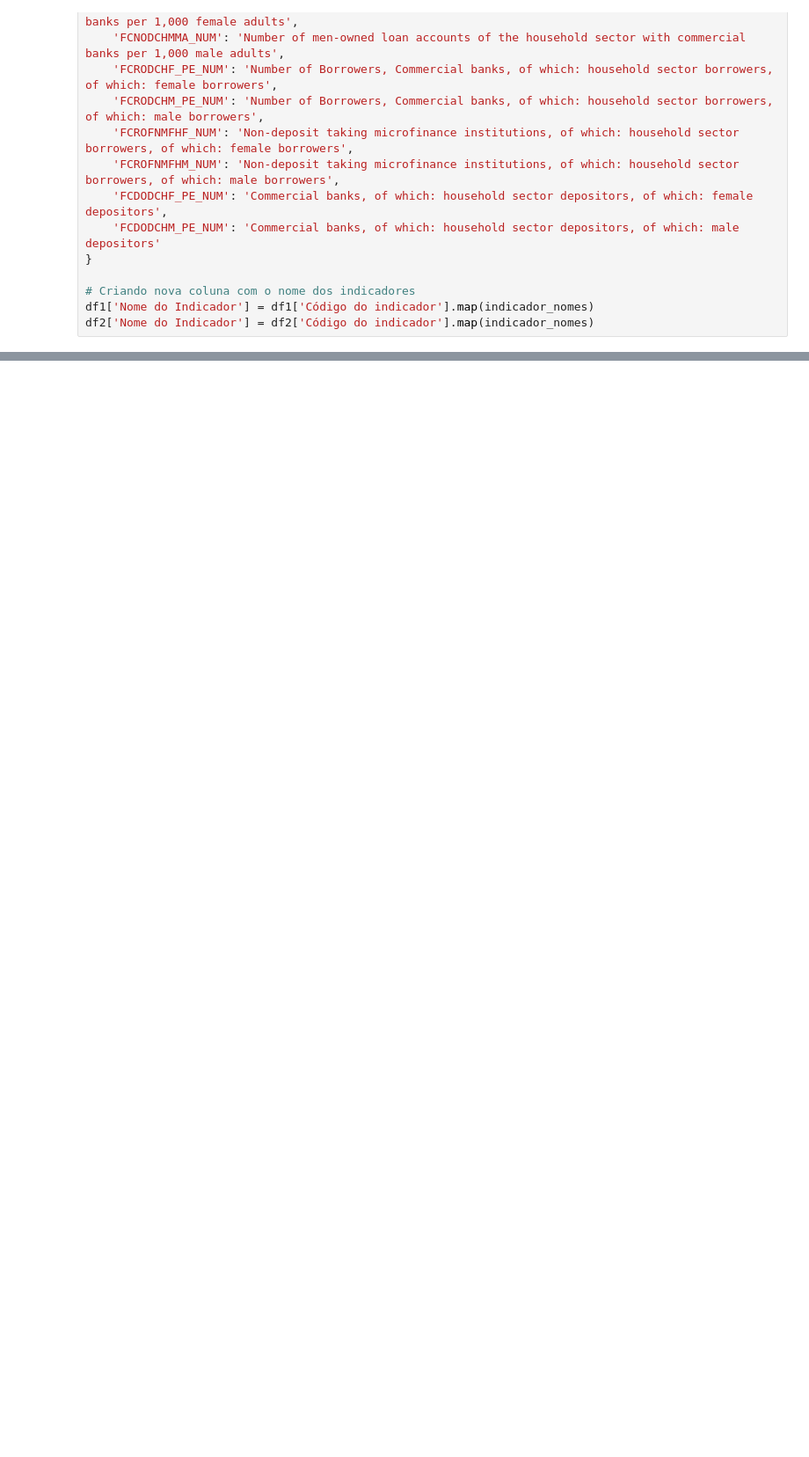
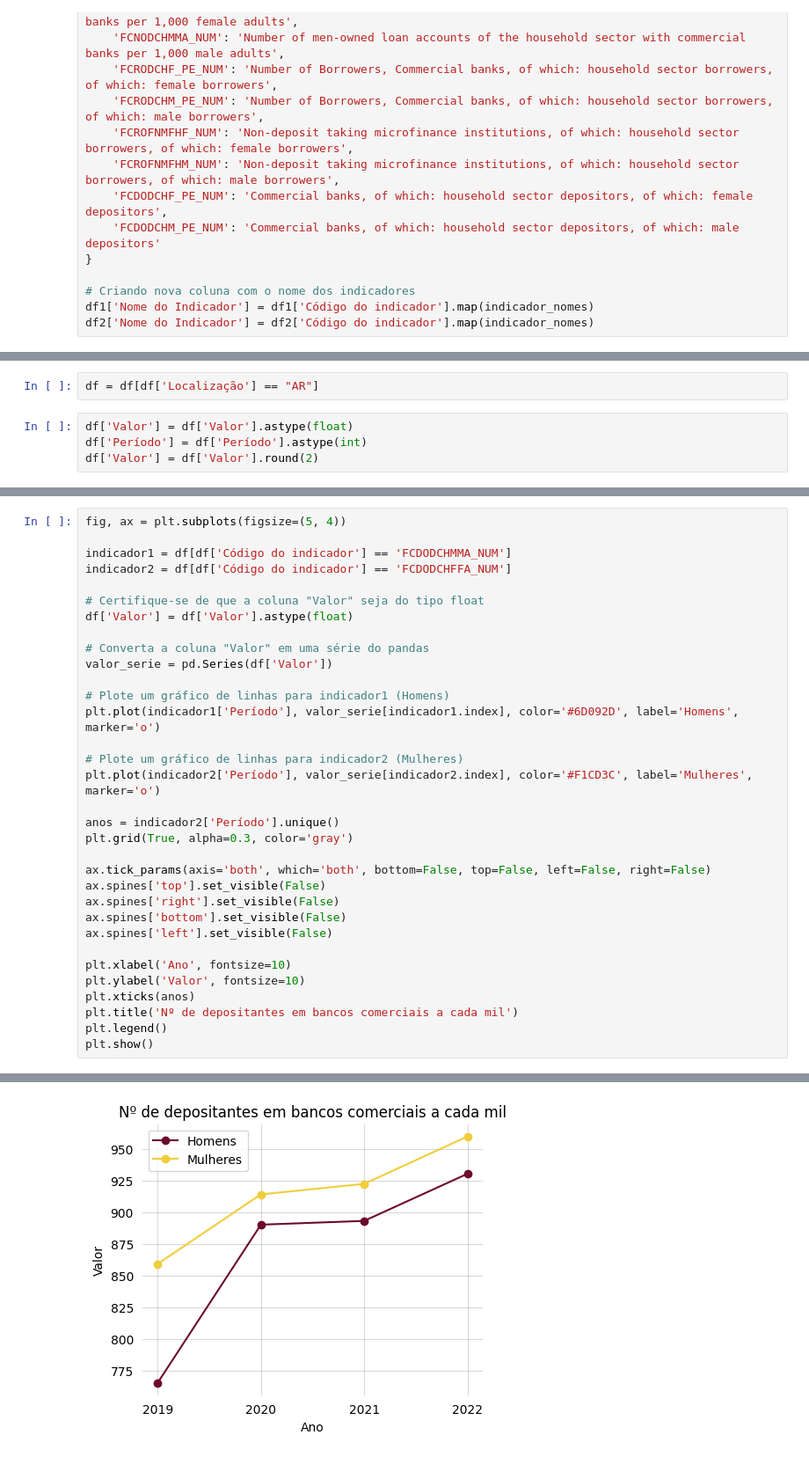
Before and after one commit to mariaraquelbarbosa/projeto-her.dev, a Jupyter notebook: Her.dev/Extracao_FMI.ipynb, the cells around one changed output, grey strips where cells are left out. Shown at 88% size. Drawn from its saved outputs; the diff is of its cells as text; blank space fills up the shorter version.

```diff
--- a/Her.dev/Extracao_FMI.ipynb
+++ b/Her.dev/Extracao_FMI.ipynb
@@ -293,0 +272,6 @@ df3.to_csv('IndicadoresFMI.csv')
+# %%
+df = df[df['Localização'] == "AR"]
+# %%
+df['Valor'] = df['Valor'].astype(float)
+df['Período'] = df['Período'].astype(int)
+df['Valor'] = df['Valor'].round(2)
@@ -293,0 +310,34 @@ df3.to_csv('IndicadoresFMI.csv')
+# %%
+fig, ax = plt.subplots(figsize=(5, 4))
+
+indicador1 = df[df['Código do indicador'] == 'FCDODCHMMA_NUM']
+indicador2 = df[df['Código do indicador'] == 'FCDODCHFFA_NUM']
+
+# Certifique-se de que a coluna "Valor" seja do tipo float
+df['Valor'] = df['Valor'].astype(float)
+
+# Converta a coluna "Valor" em uma série do pandas
+valor_serie = pd.Series(df['Valor'])
+
+# Plote um gráfico de linhas para indicador1 (Homens)
+plt.plot(indicador1['Período'], valor_serie[indicador1.index], color='#6D092D', label='Homens', marker='o')
+
+# Plote um gráfico de linhas para indicador2 (Mulheres)
+plt.plot(indicador2['Período'], valor_serie[indicador2.index], color='#F1CD3C', label='Mulheres', marker='o')
+
+anos = indicador2['Período'].unique()
+plt.grid(True, alpha=0.3, color='gray')
+
+ax.tick_params(axis='both', which='both', bottom=False, top=False, left=False, right=False)
+ax.spines['top'].set_visible(False)
+ax.spines['right'].set_visible(False)
+ax.spines['bottom'].set_visible(False)
+ax.spines['left'].set_visible(False)
+
+plt.xlabel('Ano', fontsize=10)
+plt.ylabel('Valor', fontsize=10)
+plt.xticks(anos)
+plt.title('Nº de depositantes em bancos comerciais a cada mil')
+plt.legend()
+plt.show()
+# %% [output]
@@ -293,0 +349 @@ df3.to_csv('IndicadoresFMI.csv')
+[figure, added]
```
Also changed, not shown: parts of 12 cells of this notebook, 1 other file.
